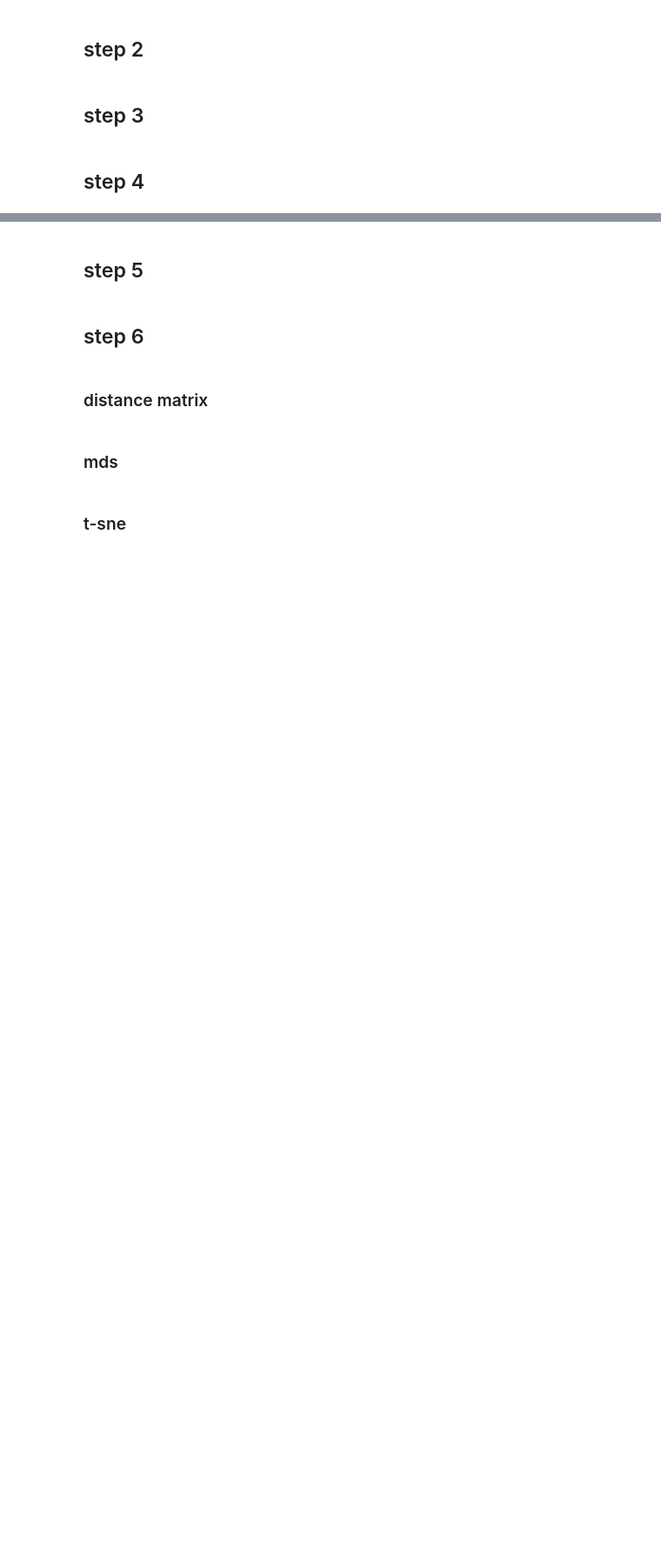
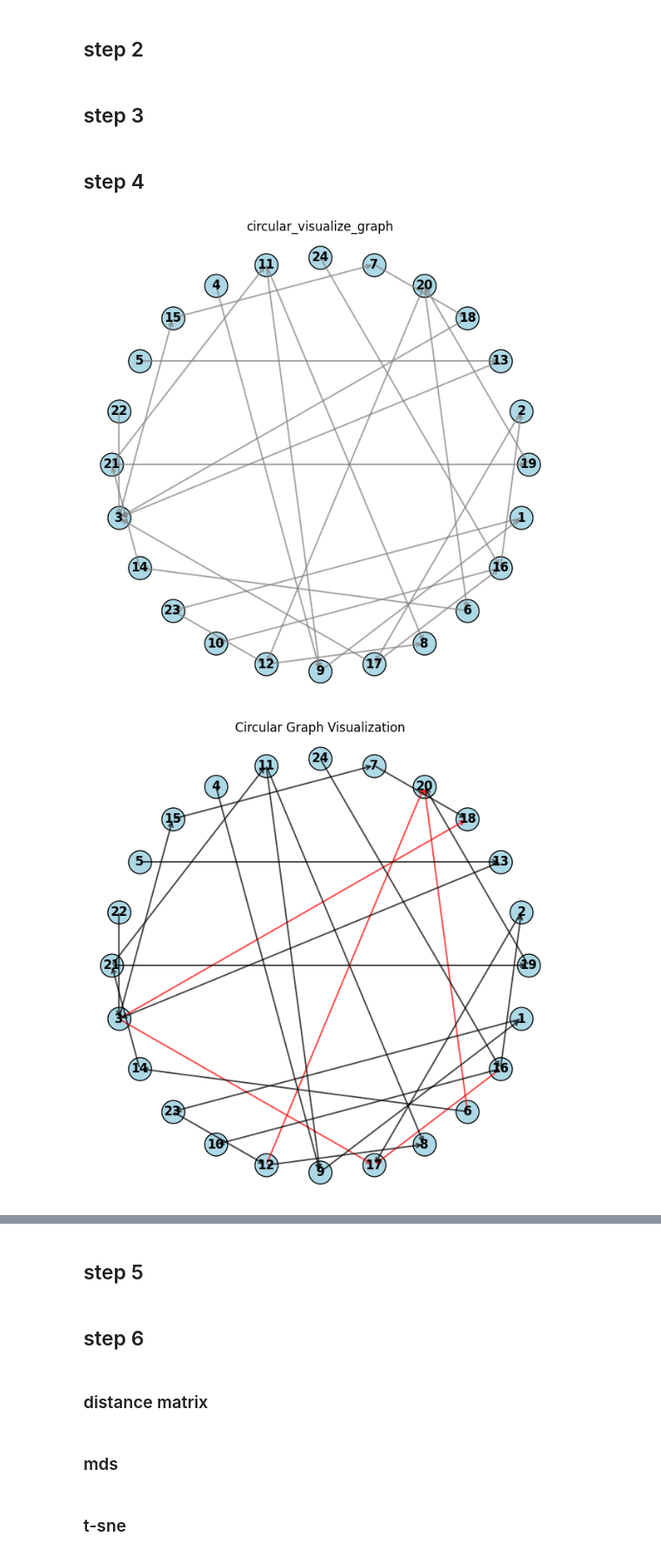
Before and after one commit to Prat2420/Data-Visualization-CurryPasta, a Jupyter notebook: Notebooks/all_in_one.ipynb, the cells around one changed output, grey strips where cells are left out. Shown at 87% size. Drawn from its saved outputs; the diff is of its cells as text; code cells hidden in the pictures; blank space fills up the shorter version.

```diff
--- a/Notebooks/all_in_one.ipynb
+++ b/Notebooks/all_in_one.ipynb
@@ -416,3 +2232,59 @@ draw_colorful_force_directed_graph_fruchterman_reingold_inertia(
     display_node_id=False)
 # %% [markdown]
 ## step 4
+# %%
+filename = data_name_9
+
+#circular_visualize_graph
+dot_file = filename
+nodes, edges = parse_dot_file(dot_file)
+circular_visualize_graph(nodes, edges)
+
+#resolve cycle
+dot_file = filename
+nodes, edges = parse_dot_file(dot_file)
+
+A, A_reverse = trivial_feedback_arc_set(nodes, edges)
+final_edges = reversed_edges(A, A_reverse)
+circular_reverse_graph(nodes, final_edges, A)
+
+#layer assignment
+dot_file = filename
+nodes, edges = parse_dot_file(dot_file)
+
+A, A_reverse = trivial_feedback_arc_set(nodes, edges)
+final_edges = reversed_edges(A, A_reverse)
+
+layers, modified_edges, dummy_mapping  = sugiyama_layer_assignment(nodes, final_edges)
+positions = draw_layered_graph(layers, modified_edges, dummy_mapping)
+
+#crossing minimization
+layers, modified_edges, dummy_mapping = sugiyama_layer_assignment(nodes, final_edges)
+
+# Apply crossing minimization
+optimized_layers = minimize_crossings(
+    layers=layers.copy(),  # Create a copy to preserve original
+    edges=modified_edges,
+    max_iterations=10,
+    method='barycenter'  # or 'median'
+)
+# Visualize the result
+positions = draw_layered_graph(optimized_layers, modified_edges, dummy_mapping)
+plt.show()
+
+#node positioning
+positions_draw_layered_graph(optimized_layers, modified_edges, dummy_mapping, optimized_positions)
+
+#Edge reversal and Drawing
+positions = positions_draw_layered_graph_with_bezier(
+    optimized_positions,
+    optimized_layers,
+    modified_edges,
+    dummy_mapping,
+    original_edges=edges,  # Pass original edges to determine direction
+    show_dummies=False  # Set to True to show dummy nodes
+)
+plt.show()
+# %% [output]
+[figure, added]
+[figure, added]
```
Also changed, not shown: parts of 6 cells of this notebook.
